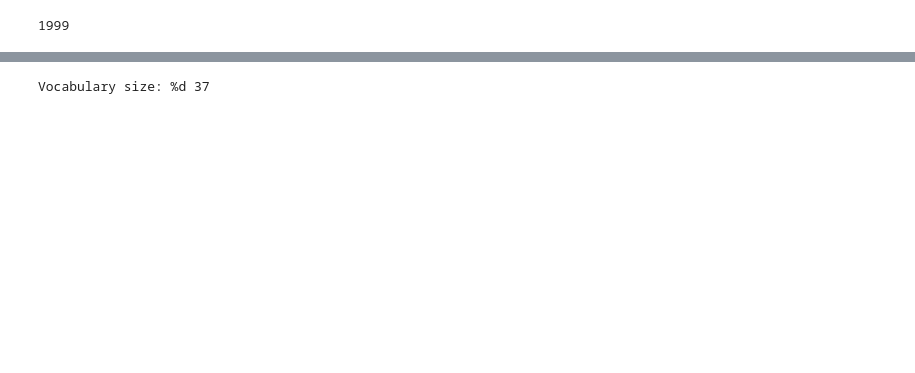
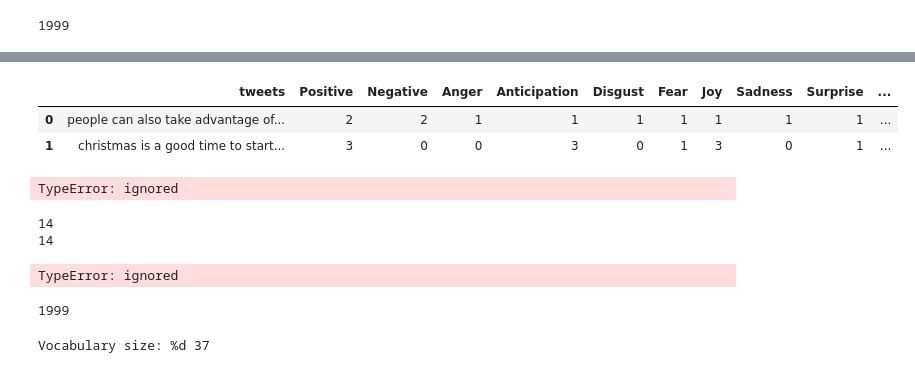
Before and after one commit to Gail529/Mental-health, a Jupyter notebook: tweet_emotions.ipynb, the cells around one changed output, grey strips where cells are left out. Drawn from its saved outputs; the diff is of its cells as text; code cells hidden in the pictures; blank space fills up the shorter version.

```diff
--- a/tweet_emotions.ipynb
+++ b/tweet_emotions.ipynb
@@ -204,5 +192,3 @@ data['score']=0
-# %%
-data.loc[(data['Positive'] < data['Negative']) & (data['Sadness'] >= 1) , 'score']= '1'
 # %%
 del data['Unnamed: 0']
 del data['user']
@@ -225,0 +220,5 @@ EMBEDDING_DIM=100
+# %%
+from afinn import Afinn
+afinn = Afinn(language='en')
+data['afinn_score'] = data['tweets'].apply(afinn.score)
+data['afinn_score'].describe()
@@ -226 +247,52 @@ EMBEDDING_DIM=100
+# %%
+from vaderSentiment.vaderSentiment import SentimentIntensityAnalyzer
+sia = SentimentIntensityAnalyzer()
+
+vader_negative=[]
+vader_positive=[]
+vader_neutral=[]
+
+for tweet in tweets:
+    sentiment_dict = sia.polarity_scores(tweet)
+    vader_negative.append(sentiment_dict['neg'])
+    vader_positive.append(sentiment_dict['pos'])
+    vader_neutral.append(sentiment_dict['neu'])
+# %%
+data['positive_vader']=vader_positive
+data['negative_vader']=vader_negative
+data['neutral_vader']=vader_neutral
+# %%
+data.head(2)
+# %% [output]
+|  | tweets | Positive | Negative | Anger | Anticipation | Disgust | Fear | Joy | Sadness | Surprise | ... |
+| 0 | people can also take advantage of... | 2 | 2 | 1 | 1 | 1 | 1 | 1 | 1 | 1 | ... |
+| 1 | christmas is a good time to start... | 3 | 0 | 0 | 3 | 0 | 1 | 3 | 0 | 1 | ... |
+# %%
+weight_list=[1,5,24,5,15,9,1,39,3,2,1,1,5,2]
+song=data.iloc[0,1:15].values
+final_val=np.average(song,axis=None,weights=weight_list)
+# %% [output]
+TypeError: ignored
+# %%
+#to create a column for the weighted avg of the emotions
+#calc w.avg for each row iloc[i]
+#created a dict of weights
+
+
+weight_list=[1,5,24.28,5.71,15,9.28,0.71,39.28,3.57,2.14,1,1,5,2.5]
+print(len(weight_list))
+avg_emotions=[]
+for s in range(len(tweets)):
+    song=data.iloc[s,1:15].values
+    print(len(song))
+    final_val = np.average(song,weights=weight_list)
+    avg_emotions.append(final_val)
+# %% [output]
+14
+14
+TypeError: ignored
+# %%
+len(vader_positive)
+# %% [output]
+1999
 # %%
```
Also changed, not shown: parts of 16 cells of this notebook.
